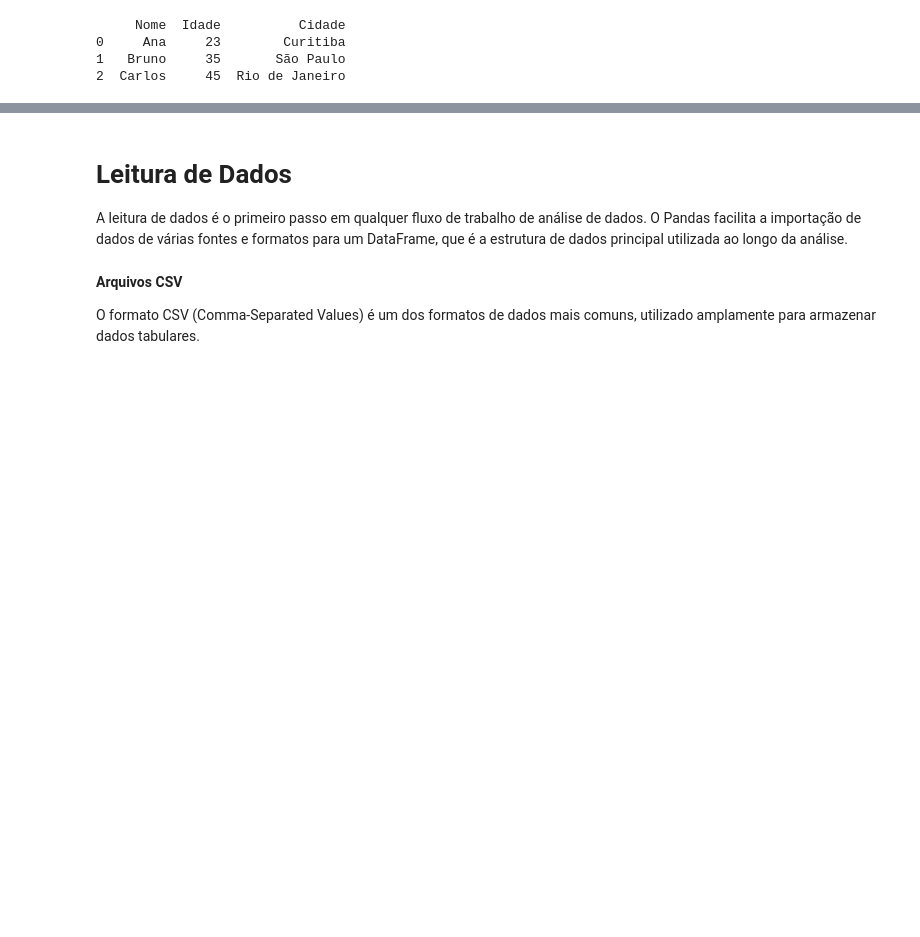
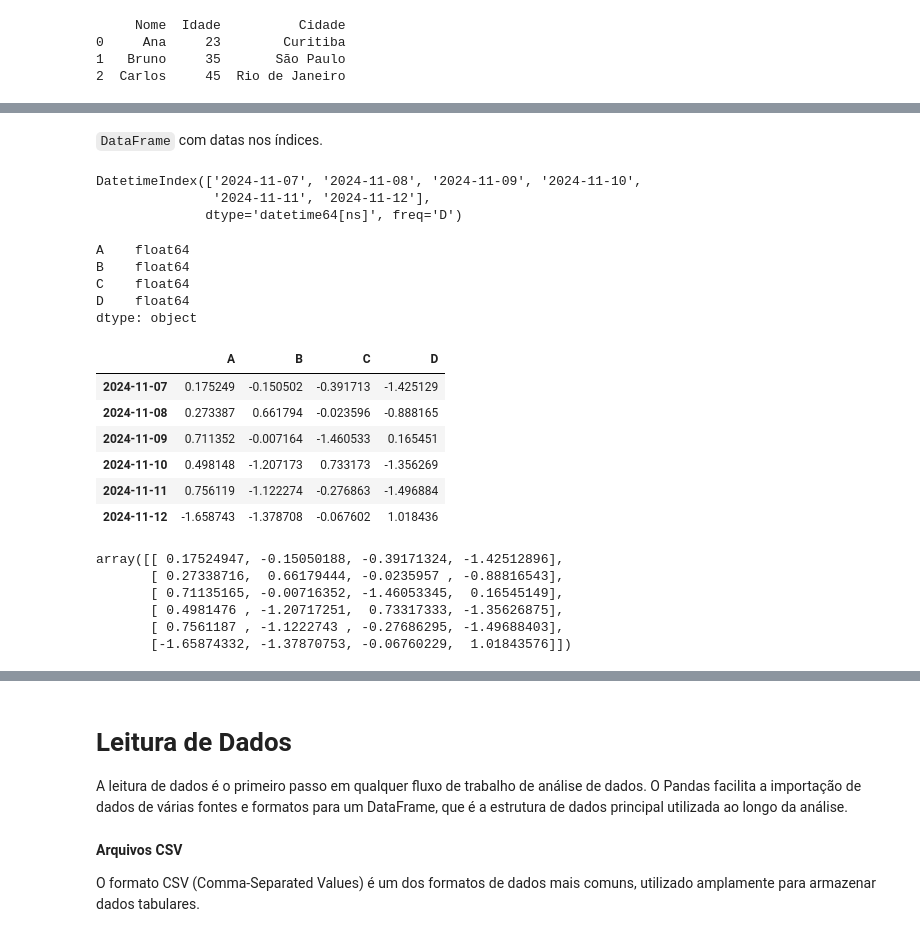
Before and after one commit to guikastner/PythonProjectPPGold, a Jupyter notebook: LDS_Pandas_01_Base.ipynb, the cells around one changed output, grey strips where cells are left out. Cells and saved outputs as stored; diff of their text form; code cells hidden in the pictures; blank space fills up the shorter version.

```diff
--- a/LDS_Pandas_01_Base.ipynb
+++ b/LDS_Pandas_01_Base.ipynb
@@ -63,0 +73,35 @@ print(df)
+# %% [markdown]
+`DataFrame` com datas nos índices.
+# %%
+dates = pd.date_range("20241107", periods=6)
+print(dates)
+# %% [output]
+DatetimeIndex(['2024-11-07', '2024-11-08', '2024-11-09', '2024-11-10',
+               '2024-11-11', '2024-11-12'],
+              dtype='datetime64[ns]', freq='D')
+# %%
+df2 = pd.DataFrame(np.random.randn(6, 4), index=dates, columns=list("ABCD"))
+print(df2.dtypes)
+df2
+# %% [output]
+A    float64
+B    float64
+C    float64
+D    float64
+dtype: object
+|  | A | B | C | D |
+| 2024-11-07 | 0.175249 | -0.150502 | -0.391713 | -1.425129 |
+| 2024-11-08 | 0.273387 | 0.661794 | -0.023596 | -0.888165 |
+| 2024-11-09 | 0.711352 | -0.007164 | -1.460533 | 0.165451 |
+| 2024-11-10 | 0.498148 | -1.207173 | 0.733173 | -1.356269 |
+| 2024-11-11 | 0.756119 | -1.122274 | -0.276863 | -1.496884 |
+| 2024-11-12 | -1.658743 | -1.378708 | -0.067602 | 1.018436 |
+# %%
+df2.to_numpy() #Retorna o DataFrame como um array NumPy
+# %% [output]
+array([[ 0.17524947, -0.15050188, -0.39171324, -1.42512896],
+       [ 0.27338716,  0.66179444, -0.0235957 , -0.88816543],
+       [ 0.71135165, -0.00716352, -1.46053345,  0.16545149],
+       [ 0.4981476 , -1.20717251,  0.73317333, -1.35626875],
+       [ 0.7561187 , -1.1222743 , -0.27686295, -1.49688403],
+       [-1.65874332, -1.37870753, -0.06760229,  1.01843576]])
```
Also changed, not shown: parts of 60 cells of this notebook, 6 other files.
